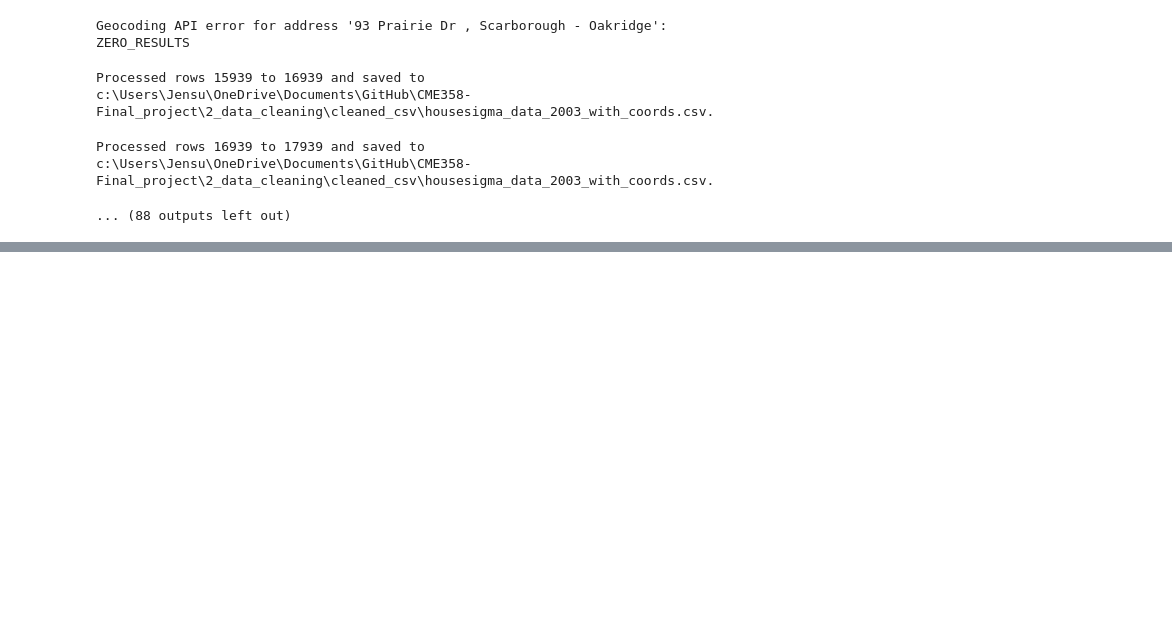
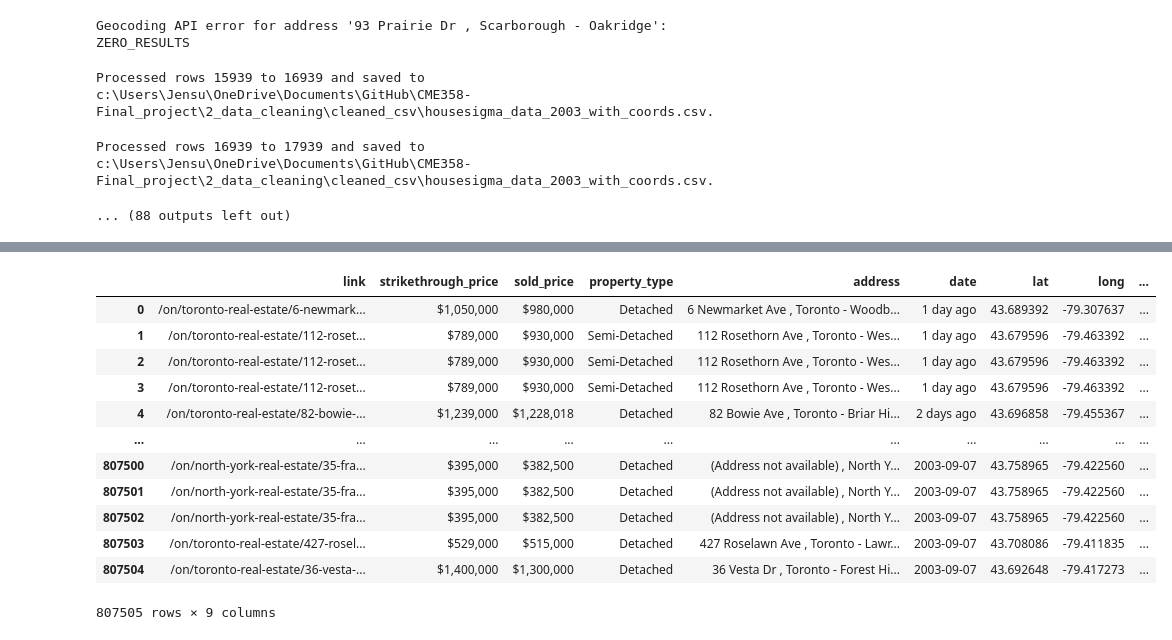
Before and after one commit to sunnyjen/CME358-Final_project, a Jupyter notebook: 1_data_extraction/add_geo_coordinates_for_houses.ipynb, the cells around one changed output, grey strips where cells are left out. Drawn from its saved outputs; the diff is of its cells as text; code cells hidden in the pictures; blank space fills up the shorter version.

Commit message:
Addition of dates to house data

```diff
--- a/1_data_extraction/add_geo_coordinates_for_houses.ipynb
+++ b/1_data_extraction/add_geo_coordinates_for_houses.ipynb
@@ -235,0 +261,18 @@ NameError: name 'housesigma_csv' is not defined
+# %%
+# Read CSVs
+house_sigma = pd.read_csv(housesigma_csv)
+house_sigma_with_coords = pd.read_csv(housesigma_with_coords_csv)
+
+# Clean and standardize 'address' column
+house_sigma['address'] = house_sigma['address'].str.strip().str.lower()
+house_sigma_with_coords['address'] = house_sigma_with_coords['address'].str.strip().str.lower()
+
+# Drop duplicates from the second DataFrame
+house_sigma_with_coords = house_sigma_with_coords.drop_duplicates(subset='address')
+
+# Merge
+result = pd.merge(house_sigma, house_sigma_with_coords[['address','lat','long']], on='address', how='left')
+
+# Save result
+result.to_csv(housesigma_with_coords_date, index=False)
+result
@@ -235,0 +293,39 @@ NameError: name 'housesigma_csv' is not defined
+# %%
+from datetime import datetime, timedelta
+
+def convert_to_date(value):
+    """
+    Convert relative times (e.g., '1 day ago') and absolute dates (e.g., '2003-09-07') to standardized dates.
+    Handle non-string values gracefully.
+    """
+    if pd.isna(value):  # Check for NaN or None
+        return None
+    if isinstance(value, str) and 'day' in value:  # Handle relative times
+        try:
+            days_ago = int(value.split()[0])  # Extract the number of days
+            return str(datetime.now() - timedelta(days=days_ago))
+        except ValueError:
+            return None
+    try:  # Handle absolute dates
+        return value
+    except:
+        return None
+
+# Apply the function to the column
+result['standardized_date'] = result['date'].apply(convert_to_date)
+
+result
+# %% [output]
+|  | link | strikethrough_price | sold_price | property_type | address | date | lat | long | ... |
+| 0 | /on/toronto-real-estate/6-newmark... | $1,050,000 | $980,000 | Detached | 6 Newmarket Ave , Toronto - Woodb... | 1 day ago | 43.689392 | -79.307637 | ... |
+| 1 | /on/toronto-real-estate/112-roset... | $789,000 | $930,000 | Semi-Detached | 112 Rosethorn Ave , Toronto - Wes... | 1 day ago | 43.679596 | -79.463392 | ... |
+| 2 | /on/toronto-real-estate/112-roset... | $789,000 | $930,000 | Semi-Detached | 112 Rosethorn Ave , Toronto - Wes... | 1 day ago | 43.679596 | -79.463392 | ... |
+| 3 | /on/toronto-real-estate/112-roset... | $789,000 | $930,000 | Semi-Detached | 112 Rosethorn Ave , Toronto - Wes... | 1 day ago | 43.679596 | -79.463392 | ... |
+| 4 | /on/toronto-real-estate/82-bowie-... | $1,239,000 | $1,228,018 | Detached | 82 Bowie Ave , Toronto - Briar Hi... | 2 days ago | 43.696858 | -79.455367 | ... |
+| ... | ... | ... | ... | ... | ... | ... | ... | ... | ... |
+| 807500 | /on/north-york-real-estate/35-fra... | $395,000 | $382,500 | Detached | (Address not available) , North Y... | 2003-09-07 | 43.758965 | -79.422560 | ... |
+| 807501 | /on/north-york-real-estate/35-fra... | $395,000 | $382,500 | Detached | (Address not available) , North Y... | 2003-09-07 | 43.758965 | -79.422560 | ... |
+| 807502 | /on/north-york-real-estate/35-fra... | $395,000 | $382,500 | Detached | (Address not available) , North Y... | 2003-09-07 | 43.758965 | -79.422560 | ... |
+| 807503 | /on/toronto-real-estate/427-rosel... | $529,000 | $515,000 | Detached | 427 Roselawn Ave , Toronto - Lawr... | 2003-09-07 | 43.708086 | -79.411835 | ... |
+| 807504 | /on/toronto-real-estate/36-vesta-... | $1,400,000 | $1,300,000 | Detached | 36 Vesta Dr , Toronto - Forest Hi... | 2003-09-07 | 43.692648 | -79.417273 | ... |
+807505 rows × 9 columns
```
Also changed, not shown: parts of 6 cells of this notebook, 2 other files.
